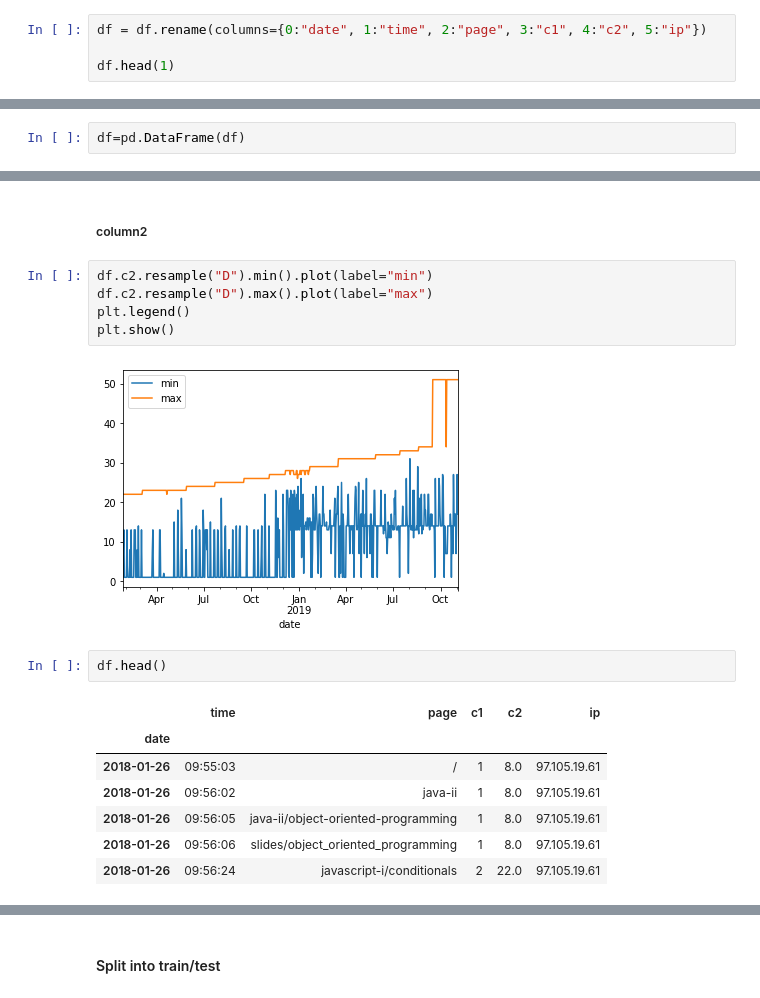
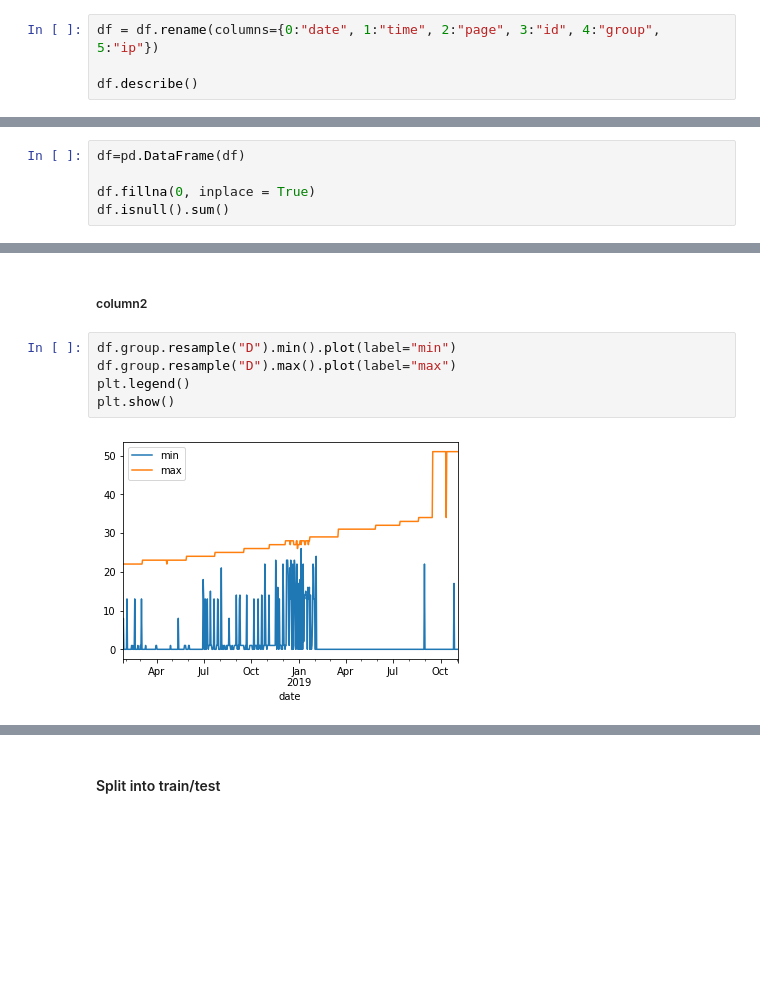
Before and after one commit to Mattsantos541/ds-methodologies-exercises, a Jupyter notebook: anomaly_detection/time_series_anomaly_detection.py or time_series_anomaly_detection..ipynb, the cells around one changed output, grey strips where cells are left out. Drawn from its saved outputs; the diff is of its cells as text; blank space fills up the shorter version.

```diff
--- a/anomaly_detection/time_series_anomaly_detection.py or time_series_anomaly_detection..ipynb
+++ b/anomaly_detection/time_series_anomaly_detection.py or time_series_anomaly_detection..ipynb
@@ -67,7 +70,7 @@ df.head()
 | 3 | 2018-01-26 | 09:56:06 | slides/object_oriented_programming | 1 | 8.0 | 97.105.19.61 |
 | 4 | 2018-01-26 | 09:56:24 | javascript-i/conditionals | 2 | 22.0 | 97.105.19.61 |
 # %%
-df = df.rename(columns={0:"date", 1:"time", 2:"page", 3:"c1", 4:"c2", 5:"ip"})
+df = df.rename(columns={0:"date", 1:"time", 2:"page", 3:"id", 4:"group", 5:"ip"})
 
-df.head(1)
+df.describe()
 # %% [output]
@@ -76,2 +86,5 @@ df.head(1)
 # %%
 df=pd.DataFrame(df)
+
+df.fillna(0, inplace = True)
+df.isnull().sum()
@@ -155,19 +163,9 @@ plt.show()
 # %% [markdown]
 ##### column2
 # %%
-df.c2.resample("D").min().plot(label="min")
-df.c2.resample("D").max().plot(label="max")
+df.group.resample("D").min().plot(label="min")
+df.group.resample("D").max().plot(label="max")
 plt.legend()
 plt.show()
 # %% [output]
-[figure, old version]
+[figure, new version]
-# %%
-df.head()
-# %% [output]
-|  | time | page | c1 | c2 | ip |
-| date |  |  |  |  |  |
-| 2018-01-26 | 09:55:03 | / | 1 | 8.0 | 97.105.19.61 |
-| 2018-01-26 | 09:56:02 | java-ii | 1 | 8.0 | 97.105.19.61 |
-| 2018-01-26 | 09:56:05 | java-ii/object-oriented-programming | 1 | 8.0 | 97.105.19.61 |
-| 2018-01-26 | 09:56:06 | slides/object_oriented_programming | 1 | 8.0 | 97.105.19.61 |
-| 2018-01-26 | 09:56:24 | javascript-i/conditionals | 2 | 22.0 | 97.105.19.61 |
```
Also changed, not shown: parts of 28 cells of this notebook.
